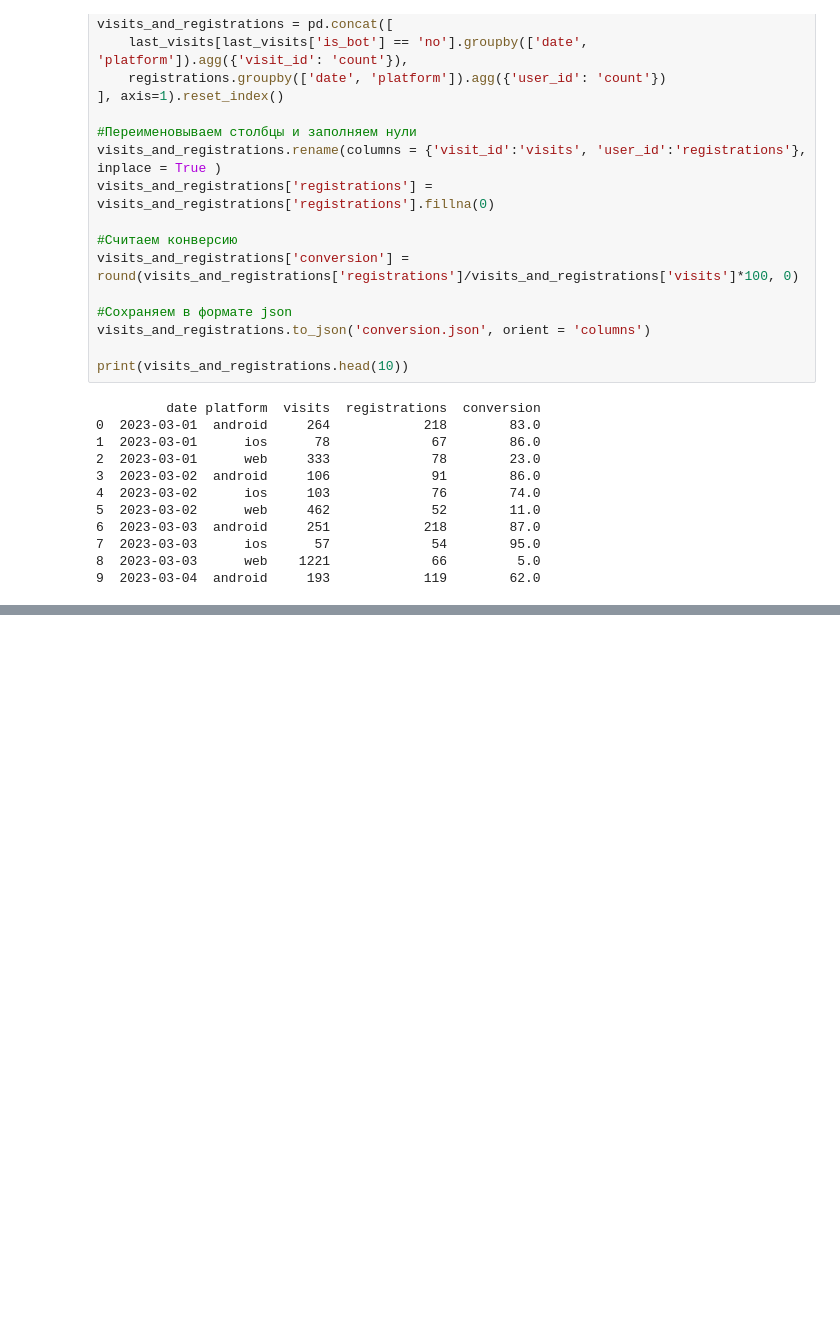
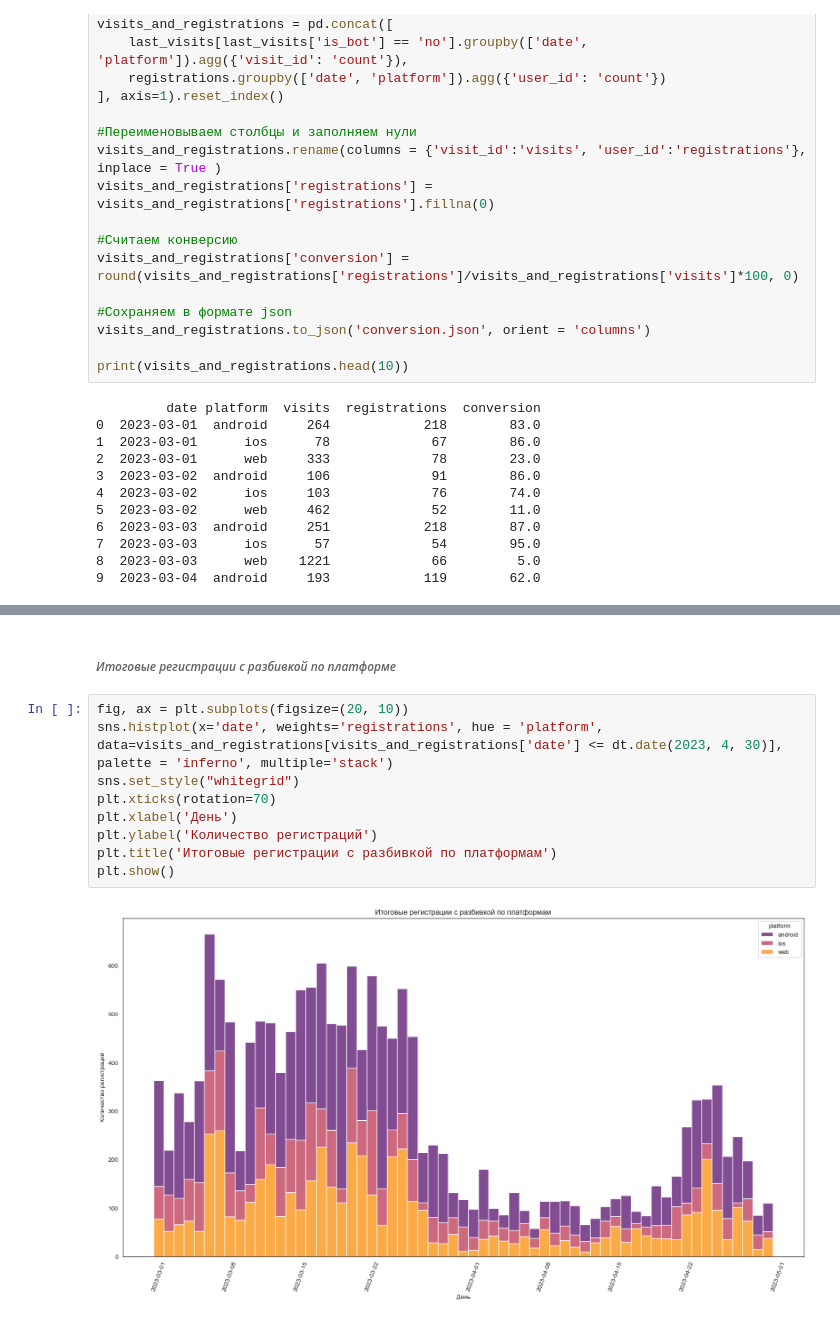
Before and after one commit to IcePenguinDiscoPanda/data-analytics-project-100, a Jupyter notebook: Analytics100.ipynb, the cells around one changed output, grey strips where cells are left out. Saved outputs shown, nothing was run; the diff lists cells and outputs as text; blank space fills up the shorter version.

```diff
--- a/Analytics100.ipynb
+++ b/Analytics100.ipynb
@@ -118,0 +167,13 @@ date_group
+# %% [markdown]
+###### *Итоговые регистрации с разбивкой по платформе*
+# %%
+fig, ax = plt.subplots(figsize=(20, 10))
+sns.histplot(x='date', weights='registrations', hue = 'platform', data=visits_and_registrations[visits_and_registrations['date'] <= dt.date(2023, 4, 30)], palette = 'inferno', multiple='stack')
+sns.set_style("whitegrid")
+plt.xticks(rotation=70)
+plt.xlabel('День')
+plt.ylabel('Количество регистраций')
+plt.title('Итоговые регистрации с разбивкой по платформам')
+plt.show()
+# %% [output]
+[figure, added]
```
Also changed, not shown: parts of 32 cells of this notebook.
